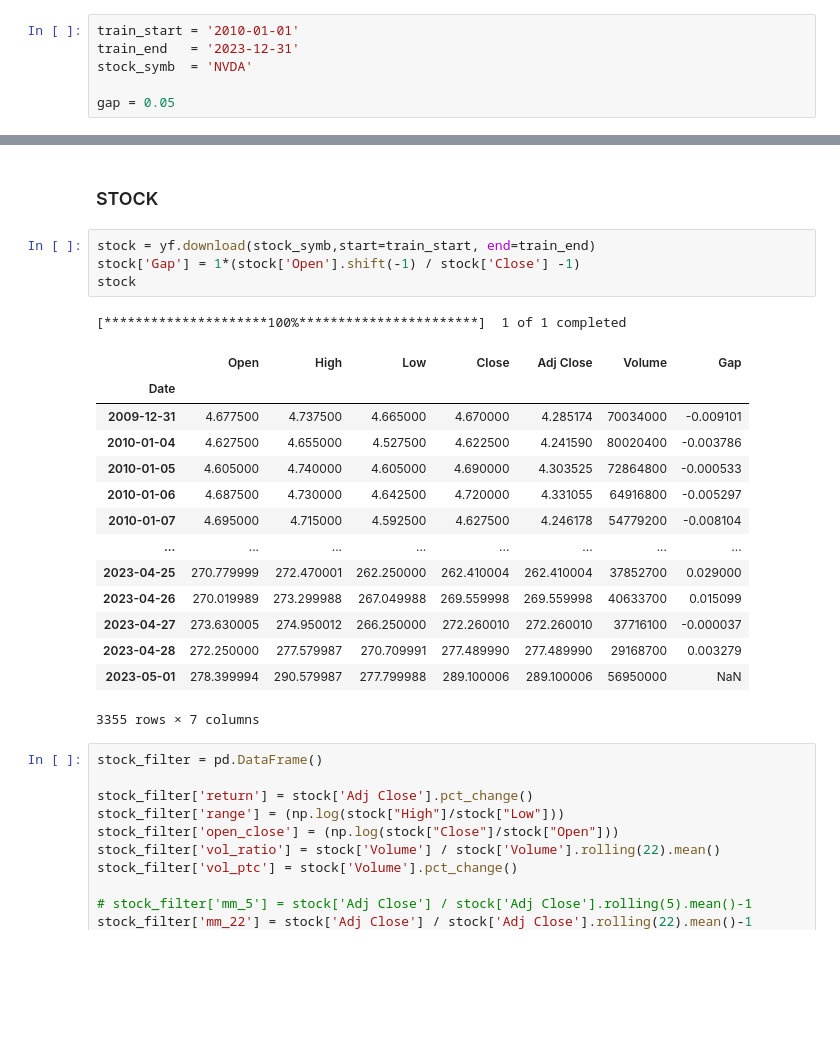
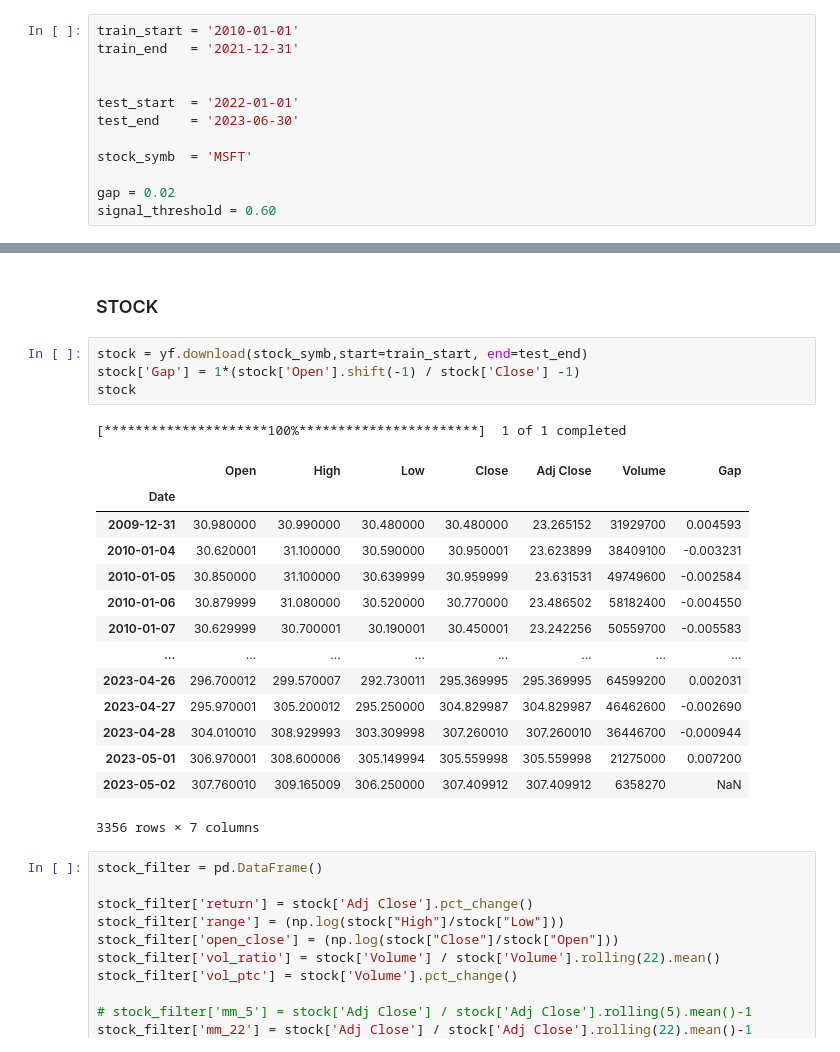
Before and after one commit to lbsm2017/ml_stocks_direction, a Jupyter notebook: logistic_btc_drops.ipynb, the cells around one changed output, grey strips where cells are left out. Saved outputs shown, nothing was run; the diff lists cells and outputs as text; blank space fills up the shorter version.

```diff
--- a/logistic_btc_drops.ipynb
+++ b/logistic_btc_drops.ipynb
@@ -45,8 +49,14 @@ The autoreload extension is already loaded. To reload it, use:
   %reload_ext autoreload
 # %%
 train_start = '2010-01-01'
-train_end   = '2023-12-31'
-stock_symb  = 'NVDA'
+train_end   = '2021-12-31'
 
-gap = 0.05
+
+test_start  = '2022-01-01'
+test_end    = '2023-06-30'
+
+stock_symb  = 'MSFT'
+
+gap = 0.02
+signal_threshold = 0.60
 # %%
@@ -74,25 +84,25 @@ my_factors
 # %% [markdown]
 ### STOCK
 # %%
-stock = yf.download(stock_symb,start=train_start, end=train_end)
+stock = yf.download(stock_symb,start=train_start, end=test_end)
 stock['Gap'] = 1*(stock['Open'].shift(-1) / stock['Close'] -1)
 stock
 # %% [output]
 [*********************100%***********************]  1 of 1 completed
 |  | Open | High | Low | Close | Adj Close | Volume | Gap |
 | Date |  |  |  |  |  |  |  |
-| 2009-12-31 | 4.677500 | 4.737500 | 4.665000 | 4.670000 | 4.285174 | 70034000 | -0.009101 |
-| 2010-01-04 | 4.627500 | 4.655000 | 4.527500 | 4.622500 | 4.241590 | 80020400 | -0.003786 |
-| 2010-01-05 | 4.605000 | 4.740000 | 4.605000 | 4.690000 | 4.303525 | 72864800 | -0.000533 |
-| 2010-01-06 | 4.687500 | 4.730000 | 4.642500 | 4.720000 | 4.331055 | 64916800 | -0.005297 |
-| 2010-01-07 | 4.695000 | 4.715000 | 4.592500 | 4.627500 | 4.246178 | 54779200 | -0.008104 |
+| 2009-12-31 | 30.980000 | 30.990000 | 30.480000 | 30.480000 | 23.265152 | 31929700 | 0.004593 |
+| 2010-01-04 | 30.620001 | 31.100000 | 30.590000 | 30.950001 | 23.623899 | 38409100 | -0.003231 |
+| 2010-01-05 | 30.850000 | 31.100000 | 30.639999 | 30.959999 | 23.631531 | 49749600 | -0.002584 |
+| 2010-01-06 | 30.879999 | 31.080000 | 30.520000 | 30.770000 | 23.486502 | 58182400 | -0.004550 |
+| 2010-01-07 | 30.629999 | 30.700001 | 30.190001 | 30.450001 | 23.242256 | 50559700 | -0.005583 |
 | ... | ... | ... | ... | ... | ... | ... | ... |
-| 2023-04-25 | 270.779999 | 272.470001 | 262.250000 | 262.410004 | 262.410004 | 37852700 | 0.029000 |
-| 2023-04-26 | 270.019989 | 273.299988 | 267.049988 | 269.559998 | 269.559998 | 40633700 | 0.015099 |
-| 2023-04-27 | 273.630005 | 274.950012 | 266.250000 | 272.260010 | 272.260010 | 37716100 | -0.000037 |
-| 2023-04-28 | 272.250000 | 277.579987 | 270.709991 | 277.489990 | 277.489990 | 29168700 | 0.003279 |
-| 2023-05-01 | 278.399994 | 290.579987 | 277.799988 | 289.100006 | 289.100006 | 56950000 | NaN |
+| 2023-04-26 | 296.700012 | 299.570007 | 292.730011 | 295.369995 | 295.369995 | 64599200 | 0.002031 |
+| 2023-04-27 | 295.970001 | 305.200012 | 295.250000 | 304.829987 | 304.829987 | 46462600 | -0.002690 |
+| 2023-04-28 | 304.010010 | 308.929993 | 303.309998 | 307.260010 | 307.260010 | 36446700 | -0.000944 |
+| 2023-05-01 | 306.970001 | 308.600006 | 305.149994 | 305.559998 | 305.559998 | 21275000 | 0.007200 |
+| 2023-05-02 | 307.760010 | 309.165009 | 306.250000 | 307.409912 | 307.409912 | 6358270 | NaN |
-3355 rows × 7 columns
+3356 rows × 7 columns
 # %%
 stock_filter = pd.DataFrame()
 
```
Also changed, not shown: parts of 17 cells of this notebook.
